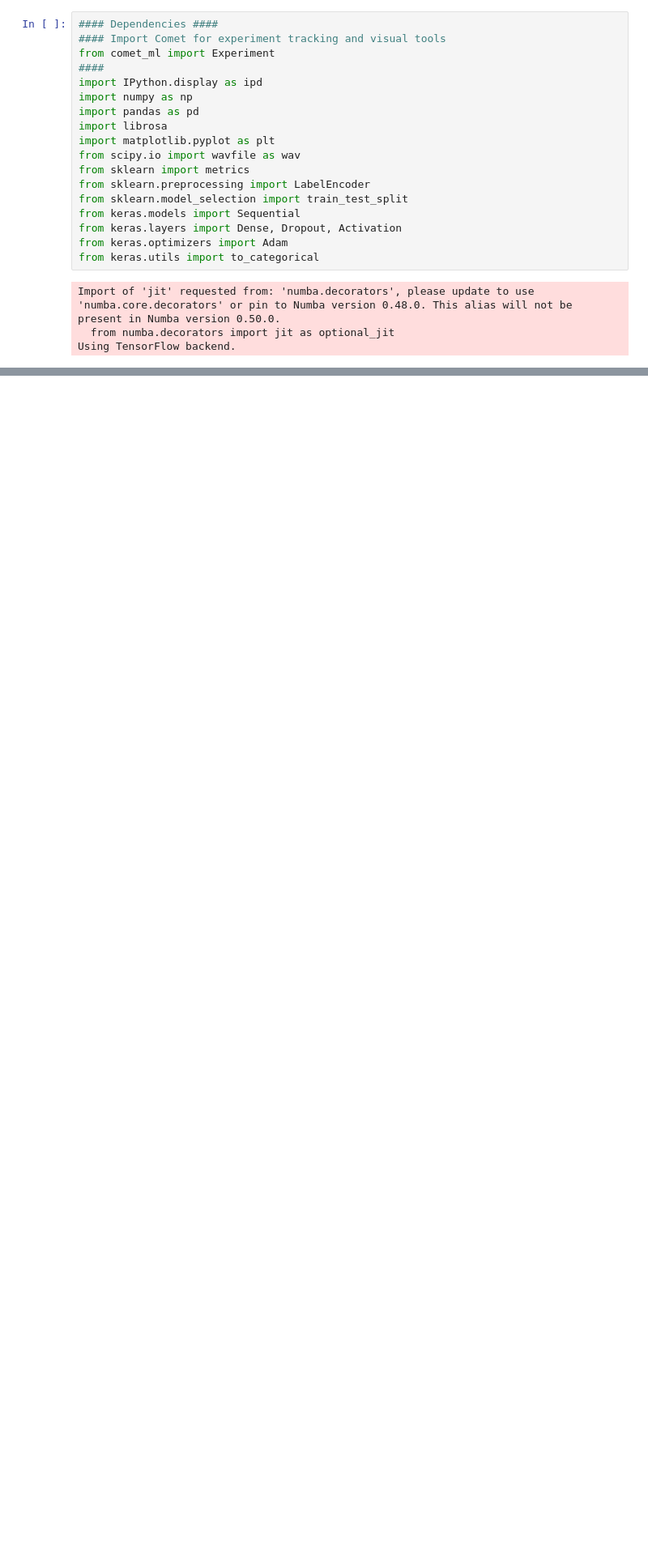
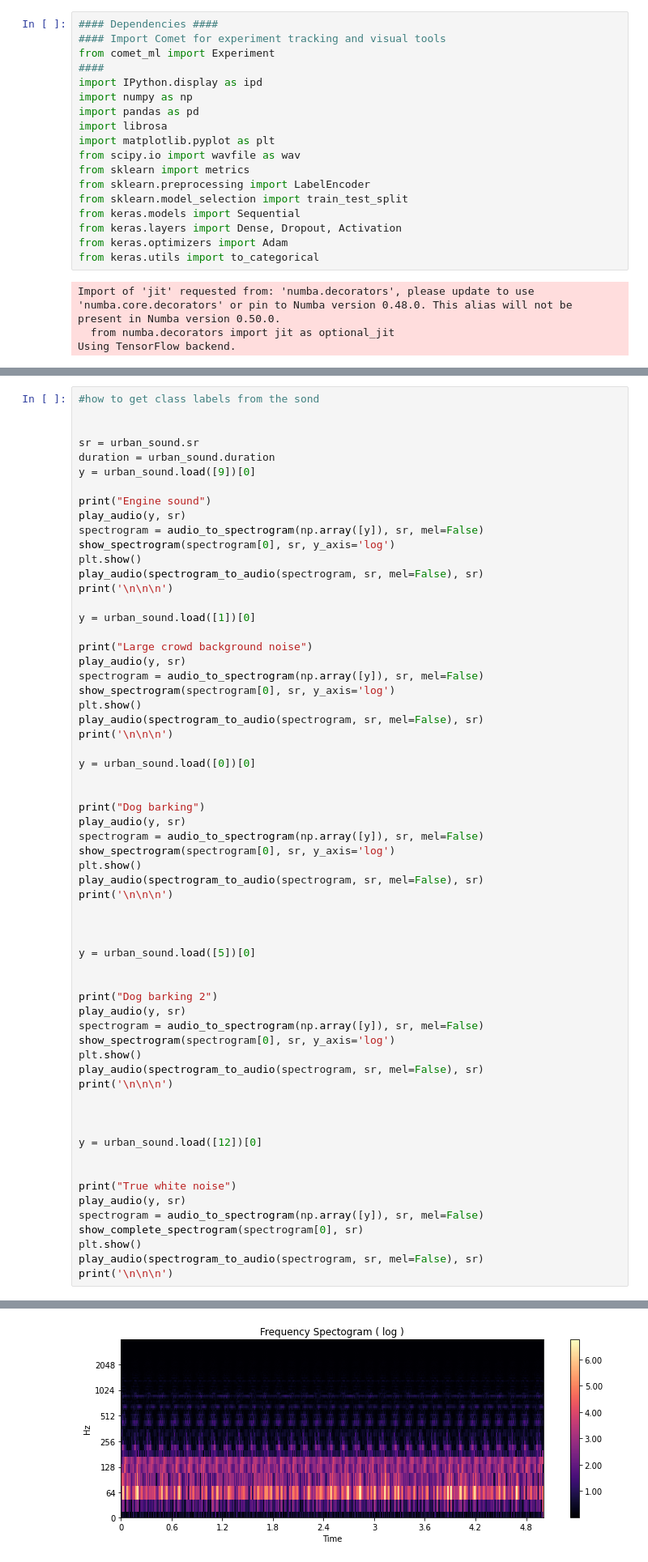
Before and after one commit to akarshkumar0101/DSProject, a Jupyter notebook: spectrogram_playground.ipynb, the cells around one changed output, grey strips where cells are left out. Shown at 81% size. Saved outputs shown, nothing was run; the diff lists cells and outputs as text; blank space fills up the shorter version.

Commit message:
added urbansound dataset visualization and data processing

```diff
--- a/spectrogram_playground.ipynb
+++ b/spectrogram_playground.ipynb
@@ -97,0 +59,63 @@ play_audio(spectrogram_to_audio(spectrogram, sr, mel=False), sr)
+# %%
+#how to get class labels from the sond
+
+
+sr = urban_sound.sr
+duration = urban_sound.duration
+y = urban_sound.load([9])[0]
+
+print("Engine sound")
+play_audio(y, sr)
+spectrogram = audio_to_spectrogram(np.array([y]), sr, mel=False)
+show_spectrogram(spectrogram[0], sr, y_axis='log')
+plt.show()
+play_audio(spectrogram_to_audio(spectrogram, sr, mel=False), sr)
+print('\n\n\n')
+
+y = urban_sound.load([1])[0]
+
+print("Large crowd background noise")
+play_audio(y, sr)
+spectrogram = audio_to_spectrogram(np.array([y]), sr, mel=False)
+show_spectrogram(spectrogram[0], sr, y_axis='log')
+plt.show()
+play_audio(spectrogram_to_audio(spectrogram, sr, mel=False), sr)
+print('\n\n\n')
+
+y = urban_sound.load([0])[0]
+
+
+print("Dog barking")
+play_audio(y, sr)
+spectrogram = audio_to_spectrogram(np.array([y]), sr, mel=False)
+show_spectrogram(spectrogram[0], sr, y_axis='log')
+plt.show()
+play_audio(spectrogram_to_audio(spectrogram, sr, mel=False), sr)
+print('\n\n\n')
+
+
+
+y = urban_sound.load([5])[0]
+
+
+print("Dog barking 2")
+play_audio(y, sr)
+spectrogram = audio_to_spectrogram(np.array([y]), sr, mel=False)
+show_spectrogram(spectrogram[0], sr, y_axis='log')
+plt.show()
+play_audio(spectrogram_to_audio(spectrogram, sr, mel=False), sr)
+print('\n\n\n')
+
+
+
+y = urban_sound.load([12])[0]
+
+
+print("True white noise")
+play_audio(y, sr)
+spectrogram = audio_to_spectrogram(np.array([y]), sr, mel=False)
+show_complete_spectrogram(spectrogram[0], sr)
+plt.show()
+play_audio(spectrogram_to_audio(spectrogram, sr, mel=False), sr)
+print('\n\n\n')
+# %% [output]
@@ -97,0 +124 @@ play_audio(spectrogram_to_audio(spectrogram, sr, mel=False), sr)
+[figure, added]
```
Also changed, not shown: parts of 10 cells of this notebook, 1 other file.
